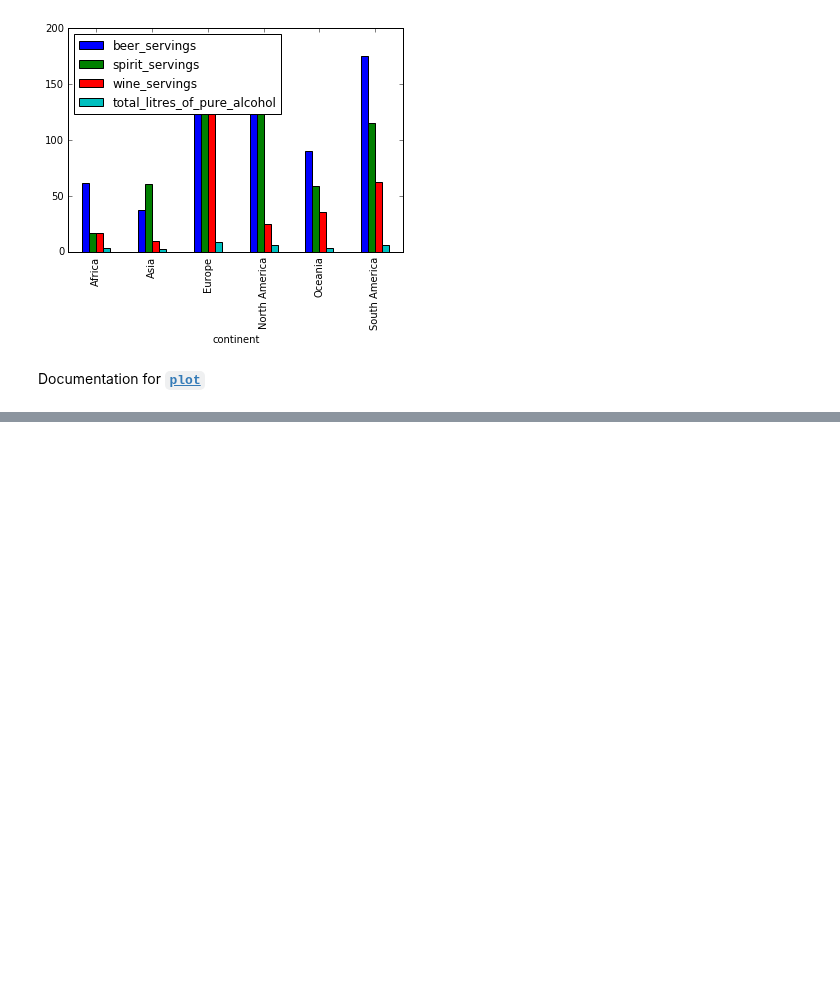
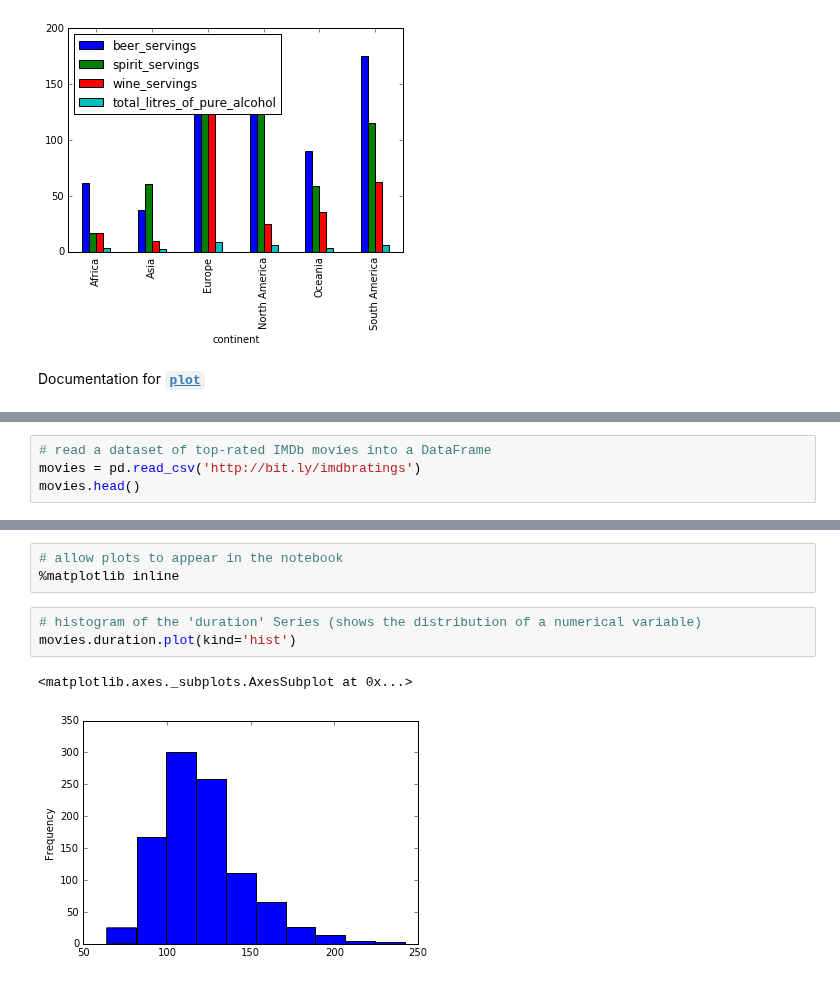
Before and after one commit to justmarkham/pandas-videos, a Jupyter notebook: pandas.ipynb, the cells around one changed output, grey strips where cells are left out. Saved outputs shown, nothing was run; the diff lists cells and outputs as text; blank space fills up the shorter version.

```diff
--- a/pandas.ipynb
+++ b/pandas.ipynb
@@ -1026,0 +1031,4 @@ Documentation for [**`plot`**](http://pandas.pydata.org/pandas-docs/stable/gener
+# %%
+# read a dataset of top-rated IMDb movies into a DataFrame
+movies = pd.read_csv('http://bit.ly/imdbratings')
+movies.head()
@@ -1026,0 +1195,9 @@ Documentation for [**`plot`**](http://pandas.pydata.org/pandas-docs/stable/gener
+# %%
+# allow plots to appear in the notebook
+%matplotlib inline
+# %%
+# histogram of the 'duration' Series (shows the distribution of a numerical variable)
+movies.duration.plot(kind='hist')
+# %% [output]
+<matplotlib.axes._subplots.AxesSubplot at 0x...>
+[figure, added]
```
Also changed, not shown: parts of 48 cells of this notebook, 1 other file.
